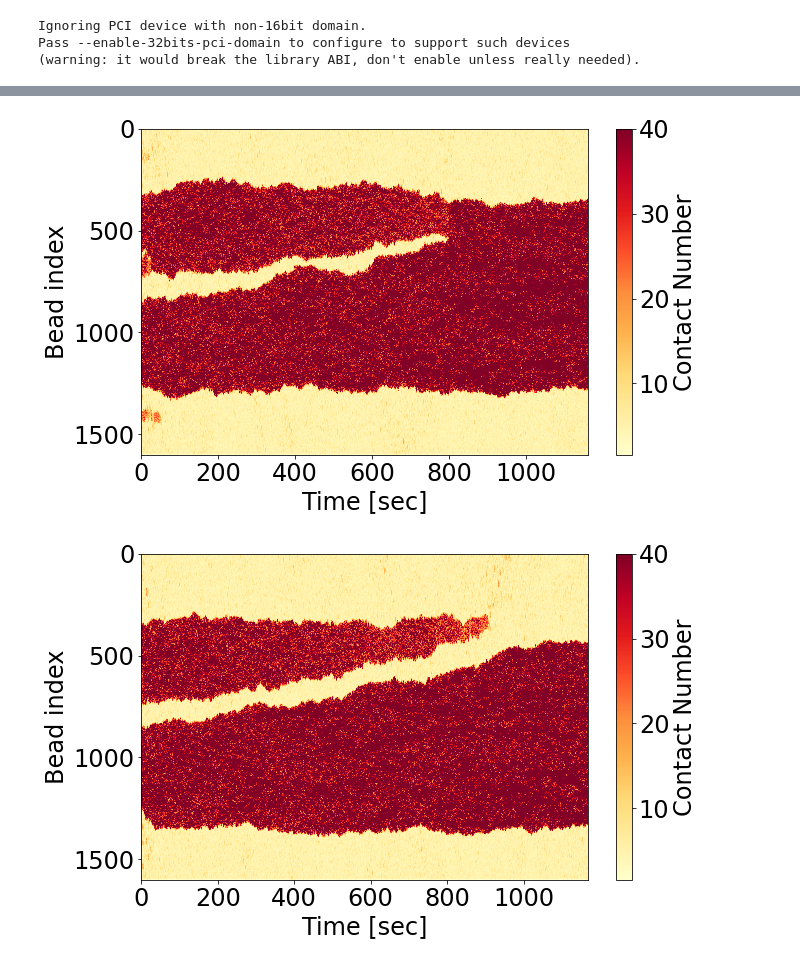
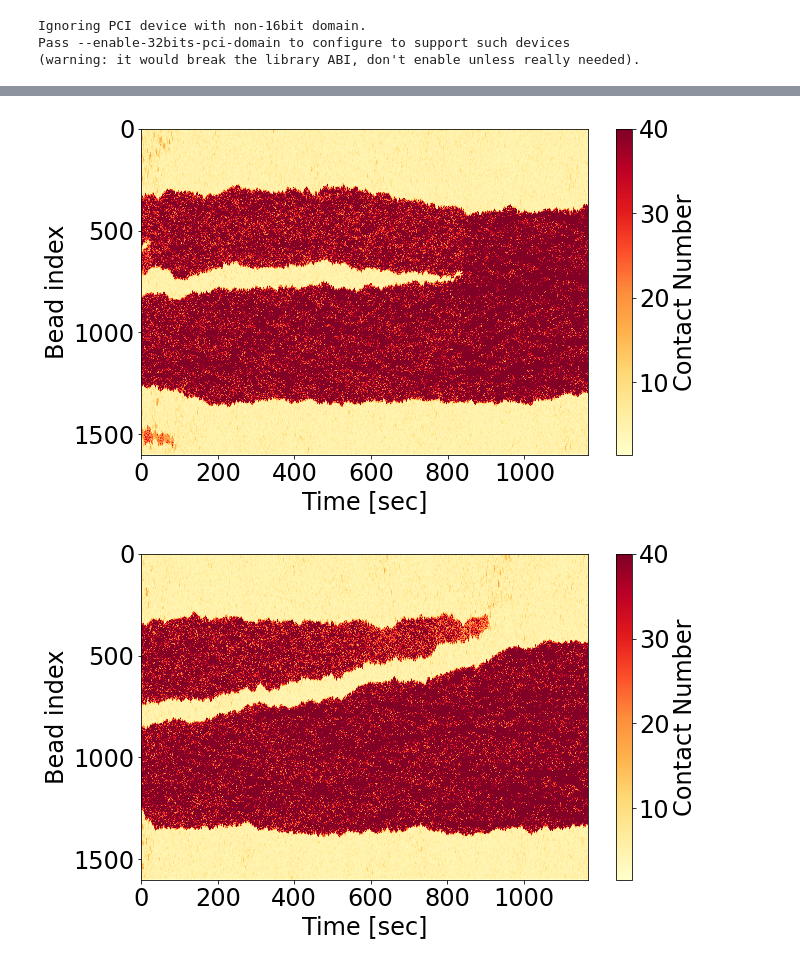
Before and after one commit to palladio11/aLENS_analysis, a Jupyter notebook: notebooks/chromatin_notebooks/Dyn_cond_figs/Figure4.ipynb, the cells around one changed output, grey strips where cells are left out. Drawn from its saved outputs; the diff is of its cells as text; code cells hidden in the pictures.

```diff
--- a/notebooks/chromatin_notebooks/Dyn_cond_figs/Figure4.ipynb
+++ b/notebooks/chromatin_notebooks/Dyn_cond_figs/Figure4.ipynb
@@ -113,19 +113,19 @@ Final snapshot of the baseline simulation at 3um separation and Ke=100.
 
 <img width="50%" src="Figure4/two_patch_snapshot.png?raw=true"></img>
 # %%
-h5_contact_file = ceph_path / "DynCondPaper/24-03-07_aLc1_scan.48_line1600_Pin5um_2xKe30_ks100_2patch_sep100_equil/simulations/s1/analysis/contact_analysis.h5"
+h5_contact_file = ceph_path / "DynCondPaper/24-03-07_aLc1_scan.48_line1600_Pin5um_2xKe30_ks100_2patch_sep100_equil/simulations/s7/analysis/contact_analysis.h5"
 
 fig, axarr = plt.subplots(1,1, figsize=(10, 6))
 _ = axarr.set_ylim(0, 1600)
 
 with h5py.File(h5_contact_file, 'r') as h5_data:
     time_arr = h5_data['time'][...]
     contact_kymo = h5_data['contact_kymo'][...]
 
     cgf.plot_contact_kymo(fig, axarr, time_arr, contact_kymo, vmax=vmax)
     axarr.invert_yaxis()
 # %% [output]
-[figure, old version]
+[figure, new version]
 # %%
 h5_contact_file = ceph_path / "DynCondPaper/24-03-07_aLc1_scan.48_line1600_Pin5um_2xKe30_ks100_2patch_sep100_equil/simulations/s10/analysis/contact_analysis.h5"
 
```
Also changed, not shown: parts of 3 cells of this notebook, 4 other files.
